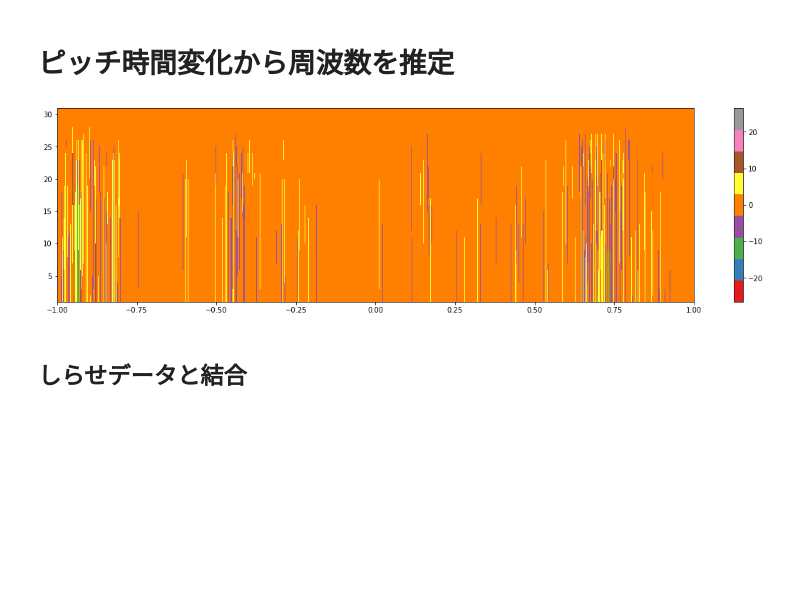
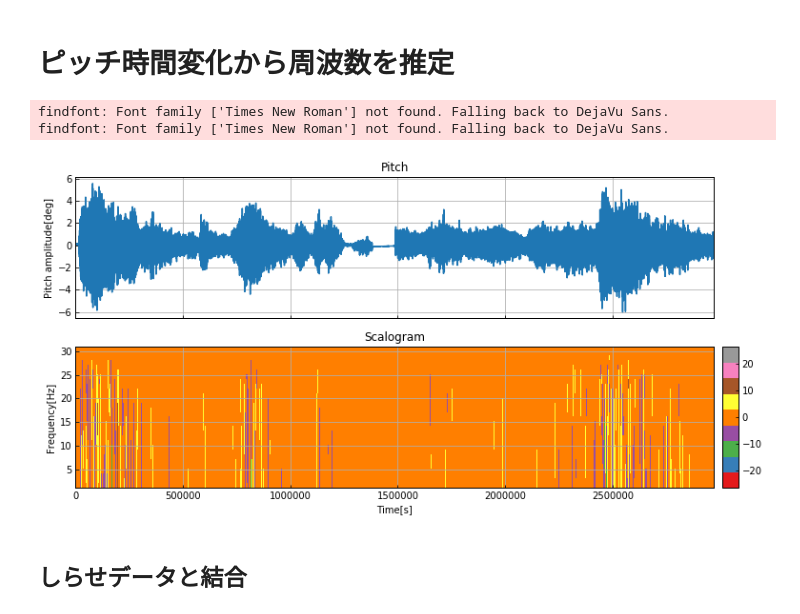
Before and after one commit to supikiti/soturon, a Jupyter notebook: shirase_makedata.ipynb, the cells around one changed output. Cells and saved outputs as stored; diff of their text form; code cells hidden in the pictures; blank space fills up the shorter version.

```diff
--- a/shirase_makedata.ipynb
+++ b/shirase_makedata.ipynb
@@ -37,6 +45,8 @@ spray_all = np.array(shirase_spc['SPC_flux[mm]'])
 # 飛沫発生ならlabel=1, 飛沫0.0ならlabel=0
 spc_label = [1 if i != 0 else 0 for i in spray_all]
 shirase_spc['label'] = spc_label
+# %%
+shirase_spc = shirase_spc.dropna()
 # %% [markdown]
 # ピッチ時間変化から周波数を推定
 # %%
@@ -45,15 +55,44 @@ from scipy import signal
 
 widths = np.arange(1, 31)
 cwtmatr = signal.cwt(jare60_pitch, signal.ricker, widths)
-# %%
-plt.figure(figsize=(20, 5))
-plt.imshow(cwtmatr[:len(cwtmatr)], extent=[-1, 1, 1, 31], cmap='Set1', aspect='auto',
-           vmax=abs(cwtmatr).max(), vmin=-abs(cwtmatr).max())
-plt.colorbar()
-plt.savefig("wavelet_1.png")
-plt.show()
-# %% [output]
-[figure, removed]
+# %%
+import matplotlib.font_manager as fon
+import matplotlib
+#del fon.weight_dict['roman']
+matplotlib.font_manager._rebuild()
+
+plt.rcParams['font.family'] = 'Times New Roman' # Fonts
+
+plt.rcParams['xtick.direction'] = 'in' # x axis in
+plt.rcParams['ytick.direction'] = 'in' # y axis in
+plt.rcParams['axes.linewidth'] = 1.0 # axis line width
+plt.rcParams['axes.grid'] = True # make grid
+
+from matplotlib.cm import ScalarMappable
+import matplotlib.colors as colors
+
+x_range = np.arange(0, len(jare60_pitch))
+fig, ax = plt.subplots(2, 1, sharex="col", figsize=(12, 6))
+
+ax[0].plot(x_range, np.array(jare60_pitch))
+ax[0].set_title("Pitch")
+ax[1].imshow(cwtmatr[:len(cwtmatr)], extent=[0, len(jare60_pitch), 1, 31], cmap='Set1', aspect='auto',
+           vmax=abs(cwtmatr).max(), vmin=-abs(cwtmatr).max())
+ax[0].set_ylabel("Pitch amplitude[deg]")
+ax[1].set_xlabel("Time[s]")
+ax[1].set_ylabel("Frequency[Hz]")
+axpos = ax[1].get_position()
+norm = colors.Normalize(vmax=abs(cwtmatr).max(), vmin=-abs(cwtmatr).max())
+mappable = ScalarMappable(cmap='Set1', norm=norm)
+cbar_ax = fig.add_axes([0.91, axpos.y0, 0.02, axpos.height])
+ax[1].set_title("Scalogram")
+fig.colorbar(mappable, cax=cbar_ax)
+plt.savefig("wavelet_1.eps", bbox_inches="tight", pad_inches=0.05)
+plt.show()
+# %% [output]
+findfont: Font family ['Times New Roman'] not found. Falling back to DejaVu Sans.
+findfont: Font family ['Times New Roman'] not found. Falling back to DejaVu Sans.
+[figure, added]
 # %% [markdown]
 ## しらせデータと結合
 # %%
```
Also changed, not shown: parts of 7 cells of this notebook, 5 other files.
